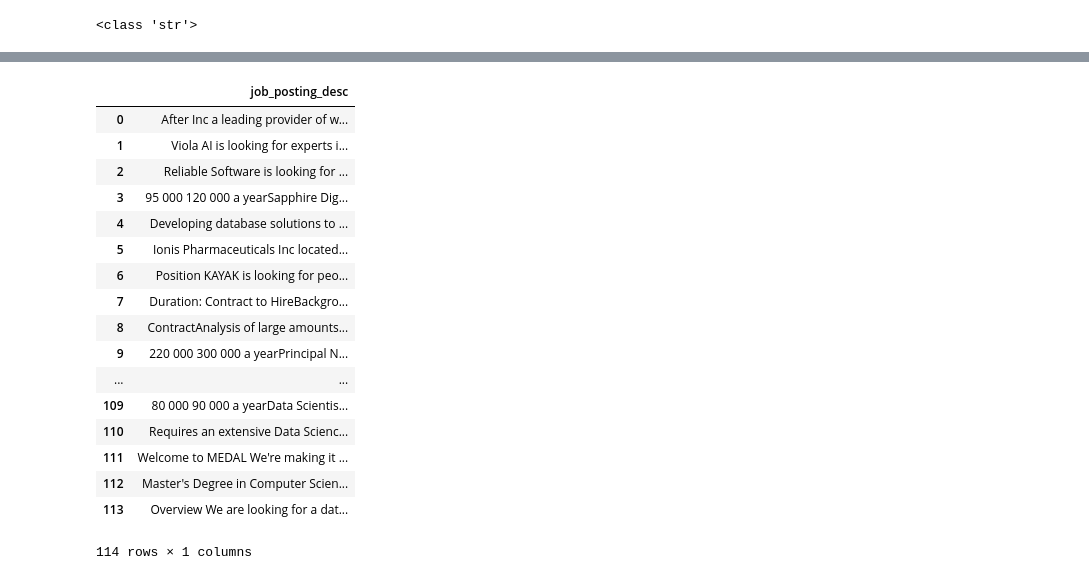
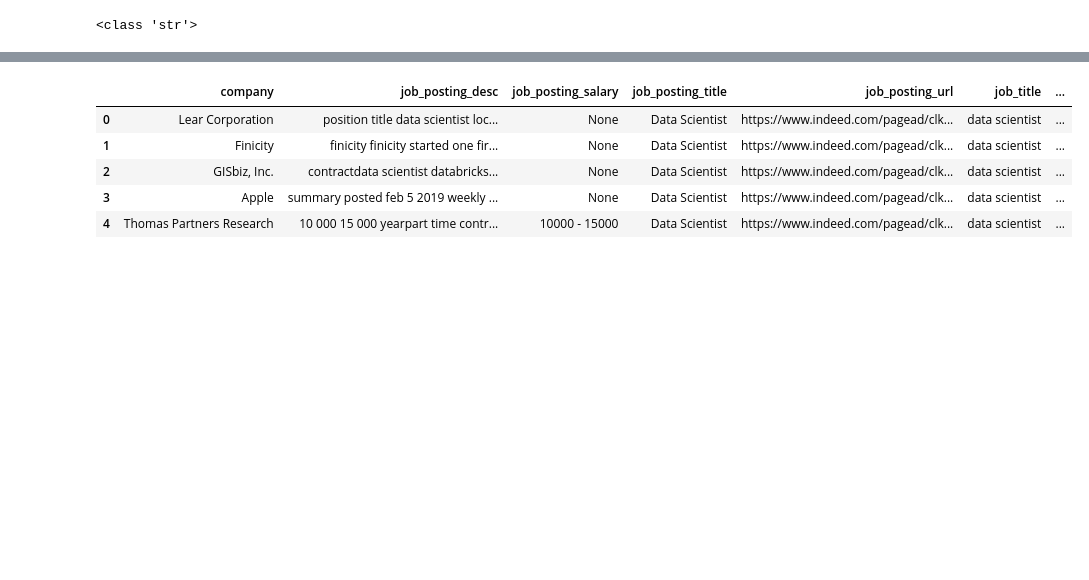
Before and after one commit to MenitaKoonani/Scala_Project_ML_Career_Service, a Jupyter notebook: data/Cleaning_Scraped_Data.ipynb, the cells around one changed output, grey strips where cells are left out. Saved outputs shown, nothing was run; the diff lists cells and outputs as text; code cells hidden in the pictures; blank space fills up the shorter version.

```diff
--- a/data/Cleaning_Scraped_Data.ipynb
+++ b/data/Cleaning_Scraped_Data.ipynb
@@ -150,7 +150,7 @@ df.loc[df['salary_period'] == 'day','salary_upper'] = df['salary_upper']*260
 df.loc[df['salary_period'] == 'hour','salary_lower'] = df['salary_lower']*2080
 df.loc[df['salary_period'] == 'hour','salary_upper'] = df['salary_upper']*2080
 # %%
-df['salary_average'] = np.where(df['salary_lower'] == 0, df['salary_upper'], (np.where(df['salary_upper'] == 0, df['salary_lower'], (df['salary_lower']+ df['salary_lower'])/2)))
+df['salary_average'] = np.where(df['salary_lower'] == 0,df['salary_upper'],(np.where(df['salary_upper'] == 0.0,df['salary_lower'],((df['salary_lower']+df['salary_upper'])/2))))
 # %%
 df
 # %% [output]
@@ -254,29 +229,17 @@ from nltk.corpus import stopwords
 # %%
 # nltk.download()
 # %%
-for desc in data['job_posting_desc']:
+for desc in df['job_posting_desc']:
     desc = desc.replace('\n','')
     desc = desc.replace('\\n','')
     desc = desc.translate(str.maketrans('', '', string.punctuation))
-data.head()
+df.head()
 # %% [output]
-|  | job_posting_desc |
-| 0 | After Inc a leading provider of w... |
-| 1 | Viola AI is looking for experts i... |
-| 2 | Reliable Software is looking for ... |
-| 3 | 95 000 120 000 a yearSapphire Dig... |
-| 4 | Developing database solutions to ... |
-| 5 | Ionis Pharmaceuticals Inc located... |
-| 6 | Position KAYAK is looking for peo... |
-| 7 | Duration: Contract to HireBackgro... |
-| 8 | ContractAnalysis of large amounts... |
-| 9 | 220 000 300 000 a yearPrincipal N... |
-| ... | ... |
-| 109 | 80 000 90 000 a yearData Scientis... |
-| 110 | Requires an extensive Data Scienc... |
-| 111 | Welcome to MEDAL We're making it ... |
-| 112 | Master's Degree in Computer Scien... |
-| 113 | Overview We are looking for a dat... |
+|  | company | job_posting_desc | job_posting_salary | job_posting_title | job_posting_url | job_title | ... |
+| 0 | Lear Corporation | position title data scientist loc... | None | Data Scientist | https://www.indeed.com/pagead/clk... | data scientist | ... |
+| 1 | Finicity | finicity finicity started one fir... | None | Data Scientist | https://www.indeed.com/pagead/clk... | data scientist | ... |
+| 2 | GISbiz, Inc. | contractdata scientist databricks... | None | Data Scientist | https://www.indeed.com/pagead/clk... | data scientist | ... |
+| 3 | Apple | summary posted feb 5 2019 weekly ... | None | Data Scientist | https://www.indeed.com/pagead/clk... | data scientist | ... |
+| 4 | Thomas Partners Research | 10 000 15 000 yearpart time contr... | 10000 - 15000 | Data Scientist | https://www.indeed.com/pagead/clk... | data scientist | ... |
-114 rows × 1 columns
 # %%
 stopWords = set(stopwords.words('english'))
```
Also changed, not shown: parts of 23 cells of this notebook, 1 other file.
